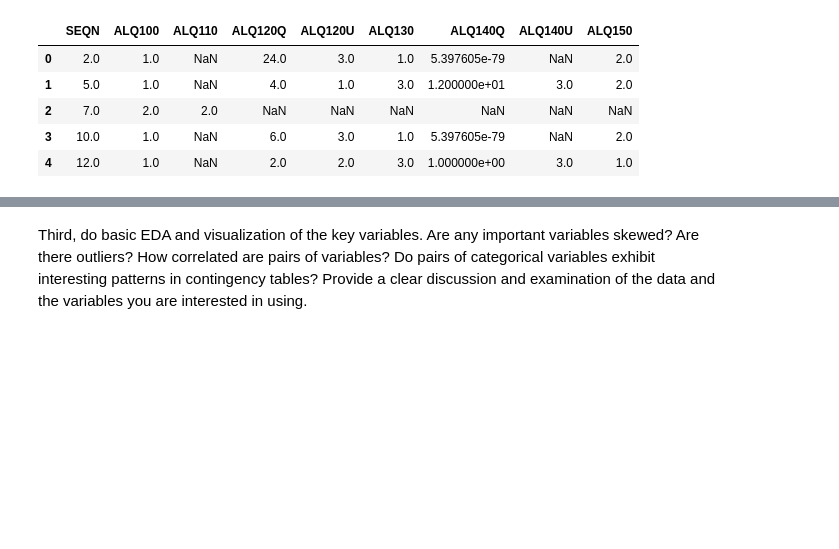
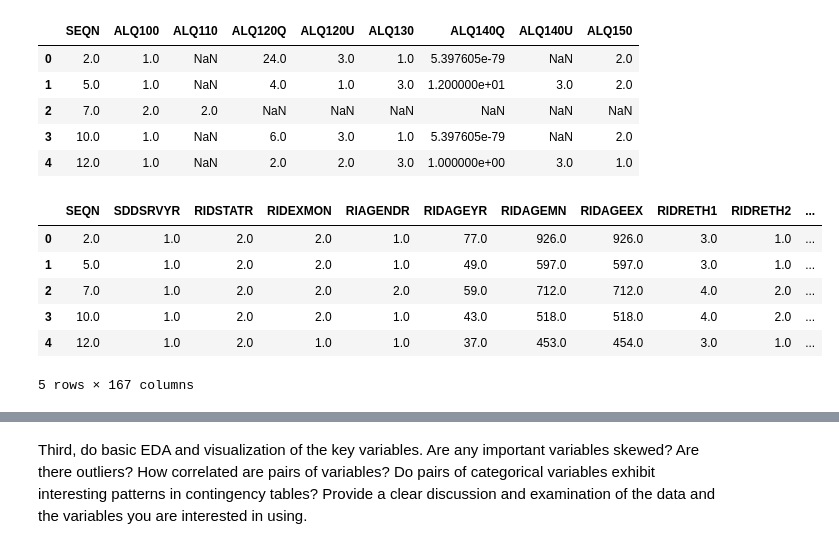
Before and after one commit to clairicelou/project_1_bsds, a Jupyter notebook: Project1_DS3021.ipynb, the cells around one changed output, grey strips where cells are left out. Cells and saved outputs as stored; diff of their text form; code cells hidden in the pictures; blank space fills up the shorter version.

```diff
--- a/Project1_DS3021.ipynb
+++ b/Project1_DS3021.ipynb
@@ -83,3 +93,14 @@ alq.head()
 | 2 | 7.0 | 2.0 | 2.0 | NaN | NaN | NaN | NaN | NaN | NaN |
 | 3 | 10.0 | 1.0 | NaN | 6.0 | 3.0 | 1.0 | 5.397605e-79 | NaN | 2.0 |
 | 4 | 12.0 | 1.0 | NaN | 2.0 | 2.0 | 3.0 | 1.000000e+00 | 3.0 | 1.0 |
+# %%
+df = df.merge(alq, on="SEQN", how="inner")
+df.head()
+# %% [output]
+|  | SEQN | SDDSRVYR | RIDSTATR | RIDEXMON | RIAGENDR | RIDAGEYR | RIDAGEMN | RIDAGEEX | RIDRETH1 | RIDRETH2 | ... |
+| 0 | 2.0 | 1.0 | 2.0 | 2.0 | 1.0 | 77.0 | 926.0 | 926.0 | 3.0 | 1.0 | ... |
+| 1 | 5.0 | 1.0 | 2.0 | 2.0 | 1.0 | 49.0 | 597.0 | 597.0 | 3.0 | 1.0 | ... |
+| 2 | 7.0 | 1.0 | 2.0 | 2.0 | 2.0 | 59.0 | 712.0 | 712.0 | 4.0 | 2.0 | ... |
+| 3 | 10.0 | 1.0 | 2.0 | 2.0 | 1.0 | 43.0 | 518.0 | 518.0 | 4.0 | 2.0 | ... |
+| 4 | 12.0 | 1.0 | 2.0 | 1.0 | 1.0 | 37.0 | 453.0 | 454.0 | 3.0 | 1.0 | ... |
+5 rows × 167 columns
```
Also changed, not shown: parts of 3 cells of this notebook.
